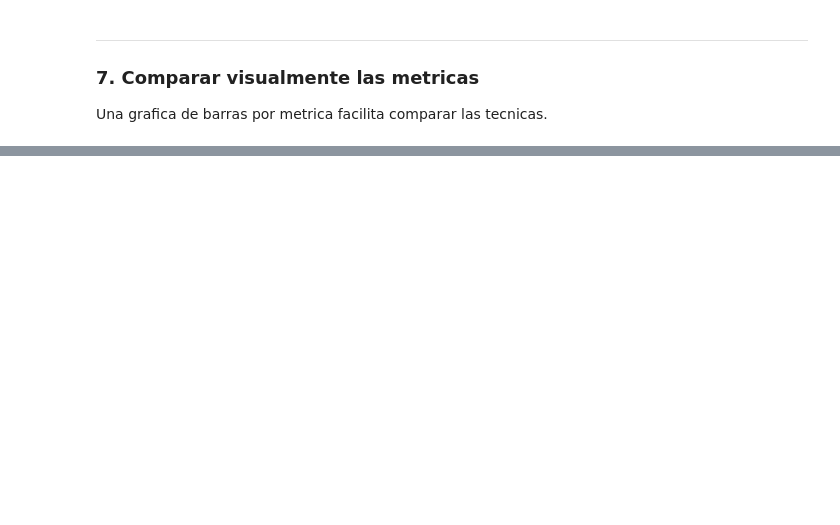
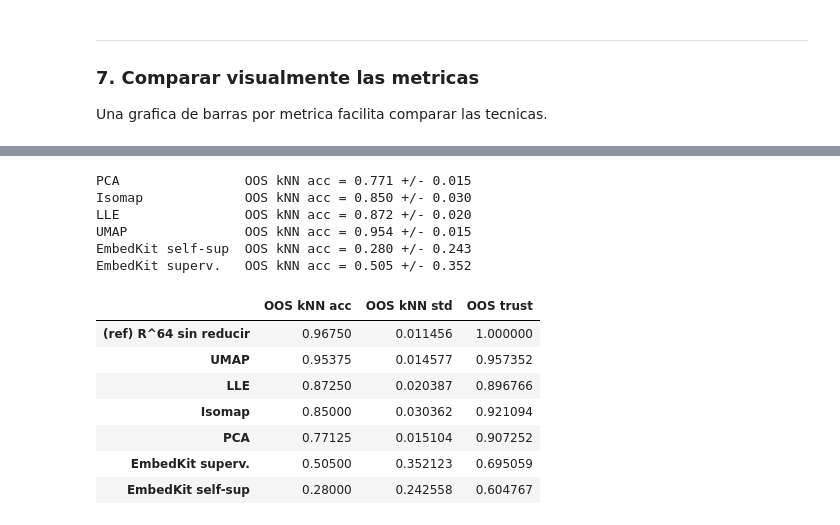
Before and after one commit to fagonzalezo/TDA-Summer2026, a Jupyter notebook: jupyter notebooks/UNAL_Bog_TDA_Comparacion_Reduccion_Dimensionalidad.ipynb, the cells around one changed output, grey strips where cells are left out. Drawn from its saved outputs; the diff is of its cells as text; code cells hidden in the pictures; blank space fills up the shorter version.

```diff
--- a/jupyter notebooks/UNAL_Bog_TDA_Comparacion_Reduccion_Dimensionalidad.ipynb
+++ b/jupyter notebooks/UNAL_Bog_TDA_Comparacion_Reduccion_Dimensionalidad.ipynb
@@ -374,0 +398,68 @@ plt.show()
+# %%
+from sklearn.model_selection import StratifiedKFold
+
+DIM_GEN = 3   # misma dimension de embedding para todos, para comparar justo
+
+def construir_encoders():
+    # Cada valor es una funcion que crea un encoder NUEVO (sin ajustar).
+    encs = {
+        "PCA":    lambda: PCA(n_components=DIM_GEN, random_state=SEED),
+        "Isomap": lambda: Isomap(n_components=DIM_GEN, n_neighbors=K),
+        "LLE":    lambda: LocallyLinearEmbedding(n_components=DIM_GEN,
+                                                 n_neighbors=K, random_state=SEED),
+    }
+    if HAY_UMAP:
+        encs["UMAP"] = lambda: umap.UMAP(n_components=DIM_GEN, n_neighbors=K,
+                                         random_state=SEED)
+    if HAY_EMBEDKIT:
+        encs["EmbedKit self-sup"] = lambda: EmbedKit(mode="self_supervised",
+                                        target_dim=DIM_GEN, epochs=60, random_state=SEED)
+        encs["EmbedKit superv."]  = lambda: EmbedKit(mode="supervised",
+                                        target_dim=DIM_GEN, epochs=60, random_state=SEED)
+    return encs
+
+SUPERVISADOS = {"EmbedKit superv."}   # usan y al ajustar el encoder
+
+Xg = X.astype("float32")
+skf = StratifiedKFold(n_splits=5, shuffle=True, random_state=SEED)
+filas_gen = {}
+
+for nombre, construir in construir_encoders().items():
+    accs, tws = [], []
+    for tr, te in skf.split(Xg, y):
+        enc = construir()                                  # encoder nuevo por fold
+        if nombre in SUPERVISADOS:
+            Z_tr = np.asarray(enc.fit_transform(Xg[tr], y=y[tr]))   # ajusta con TRAIN
+        else:
+            Z_tr = np.asarray(enc.fit_transform(Xg[tr]))
+        Z_te = np.asarray(enc.transform(Xg[te]))           # encoder en datos NUEVOS
+        knn = KNeighborsClassifier(n_neighbors=K).fit(Z_tr, y[tr])
+        accs.append(knn.score(Z_te, y[te]))                # exactitud fuera de muestra
+        tws.append(trustworthiness(Xg[te], Z_te, n_neighbors=K))
+    filas_gen[nombre] = {"OOS kNN acc": np.mean(accs), "OOS kNN std": np.std(accs),
+                         "OOS trust": np.mean(tws)}
+    print(f"{nombre:18s} OOS kNN acc = {np.mean(accs):.3f} +/- {np.std(accs):.3f}")
+
+# Referencia: k-NN en el espacio original R^64 (sin reduccion)
+base = [KNeighborsClassifier(n_neighbors=K).fit(Xg[tr], y[tr]).score(Xg[te], y[te])
+        for tr, te in skf.split(Xg, y)]
+filas_gen["(ref) R^64 sin reducir"] = {"OOS kNN acc": np.mean(base),
+                                       "OOS kNN std": np.std(base), "OOS trust": 1.0}
+
+tabla_gen = pd.DataFrame(filas_gen).T.sort_values("OOS kNN acc", ascending=False)
+tabla_gen
+# %% [output]
+PCA                OOS kNN acc = 0.771 +/- 0.015
+Isomap             OOS kNN acc = 0.850 +/- 0.030
+LLE                OOS kNN acc = 0.872 +/- 0.020
+UMAP               OOS kNN acc = 0.954 +/- 0.015
+EmbedKit self-sup  OOS kNN acc = 0.280 +/- 0.243
+EmbedKit superv.   OOS kNN acc = 0.505 +/- 0.352
+|  | OOS kNN acc | OOS kNN std | OOS trust |
+| (ref) R^64 sin reducir | 0.96750 | 0.011456 | 1.000000 |
+| UMAP | 0.95375 | 0.014577 | 0.957352 |
+| LLE | 0.87250 | 0.020387 | 0.896766 |
+| Isomap | 0.85000 | 0.030362 | 0.921094 |
+| PCA | 0.77125 | 0.015104 | 0.907252 |
+| EmbedKit superv. | 0.50500 | 0.352123 | 0.695059 |
+| EmbedKit self-sup | 0.28000 | 0.242558 | 0.604767 |
```
Also changed, not shown: parts of 11 cells of this notebook.
